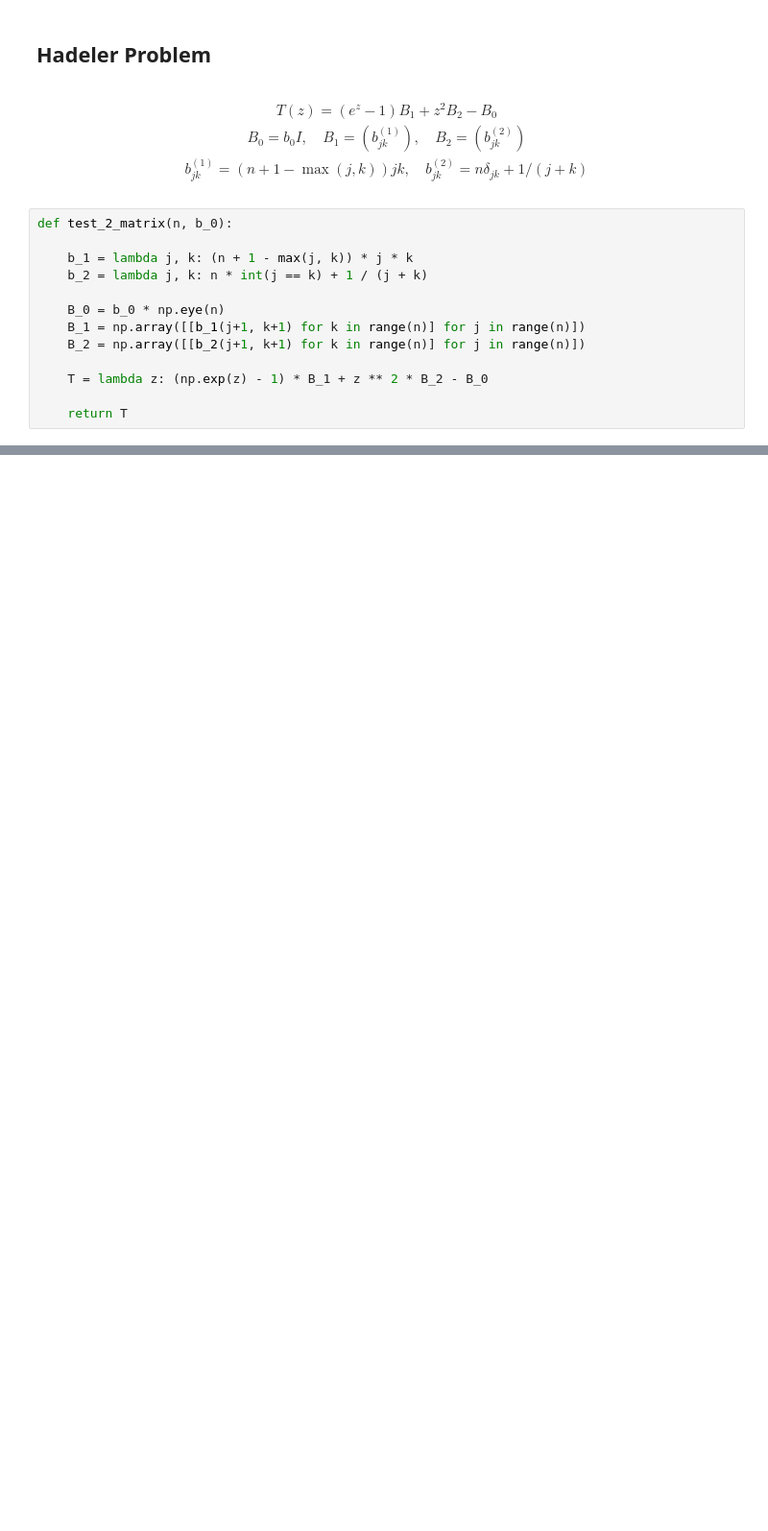
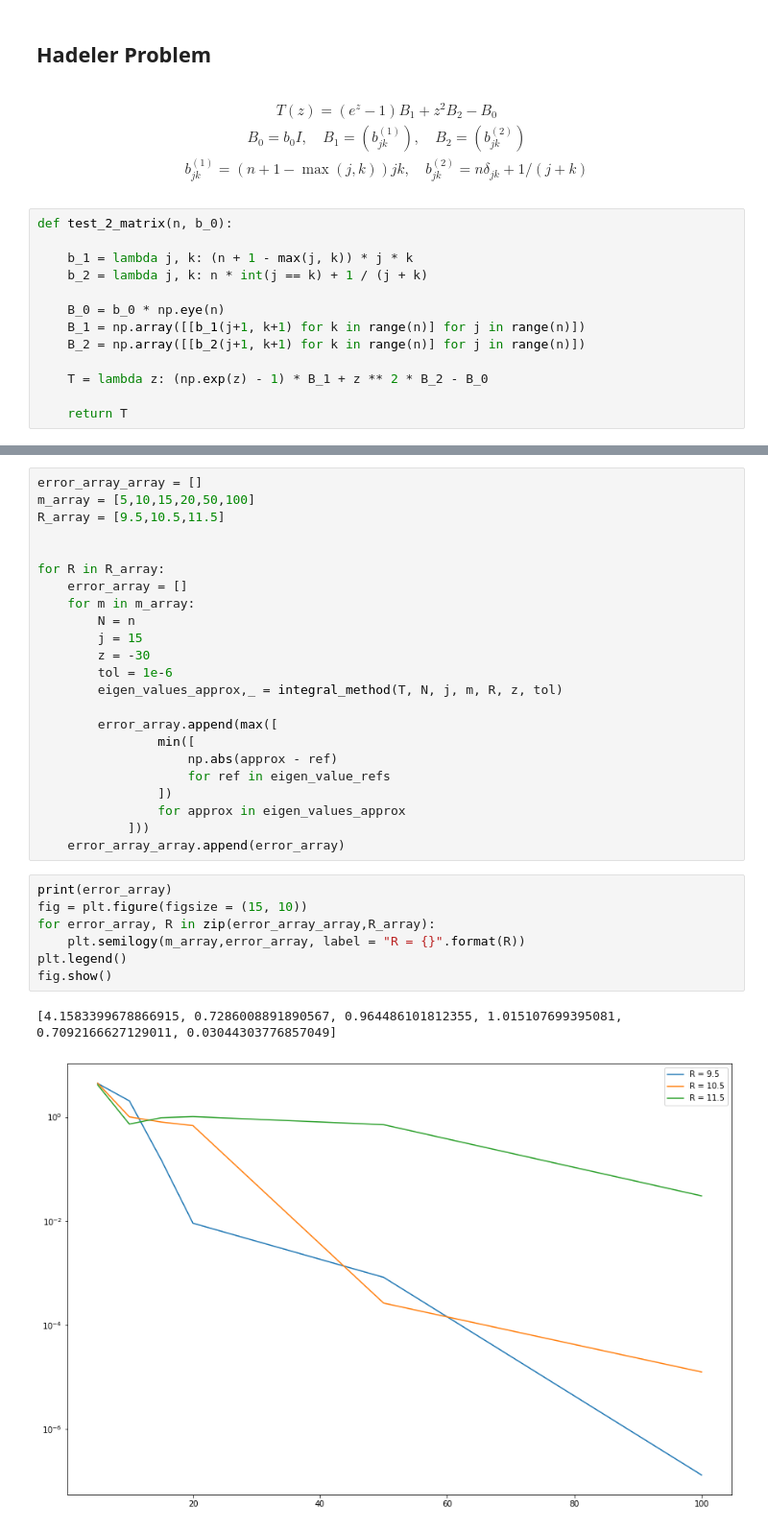
Before and after one commit to MrWhiteRichard/Fundament-Mathematik, a Jupyter notebook: WS_2020-21/SemNumLinAlg/Nichtlineare Eigenwertprobleme/Code/main.ipynb, the cells around one changed output, grey strips where cells are left out. Shown at 96% size. Drawn from its saved outputs; the diff is of its cells as text; blank space fills up the shorter version.

```diff
--- a/WS_2020-21/SemNumLinAlg/Nichtlineare Eigenwertprobleme/Code/main.ipynb
+++ b/WS_2020-21/SemNumLinAlg/Nichtlineare Eigenwertprobleme/Code/main.ipynb
@@ -346,0 +381,33 @@ plot_complex([eigen_values_approx, quadrature_nodes], title, legend)
+# %%
+error_array_array = []
+m_array = [5,10,15,20,50,100]
+R_array = [9.5,10.5,11.5]
+
+
+for R in R_array:
+    error_array = []
+    for m in m_array:
+        N = n
+        j = 15
+        z = -30
+        tol = 1e-6
+        eigen_values_approx,_ = integral_method(T, N, j, m, R, z, tol)
+
+        error_array.append(max([
+                min([
+                    np.abs(approx - ref)
+                    for ref in eigen_value_refs
+                ])
+                for approx in eigen_values_approx
+            ]))
+    error_array_array.append(error_array)
+# %%
+print(error_array)
+fig = plt.figure(figsize = (15, 10))
+for error_array, R in zip(error_array_array,R_array):
+    plt.semilogy(m_array,error_array, label = "R = {}".format(R))
+plt.legend()
+fig.show()
+# %% [output]
+[4.1583399678866915, 0.7286008891890567, 0.964486101812355, 1.015107699395081, 0.7092166627129011, 0.03044303776857049]
+[figure, added]
```
Also changed, not shown: parts of 12 cells of this notebook.
